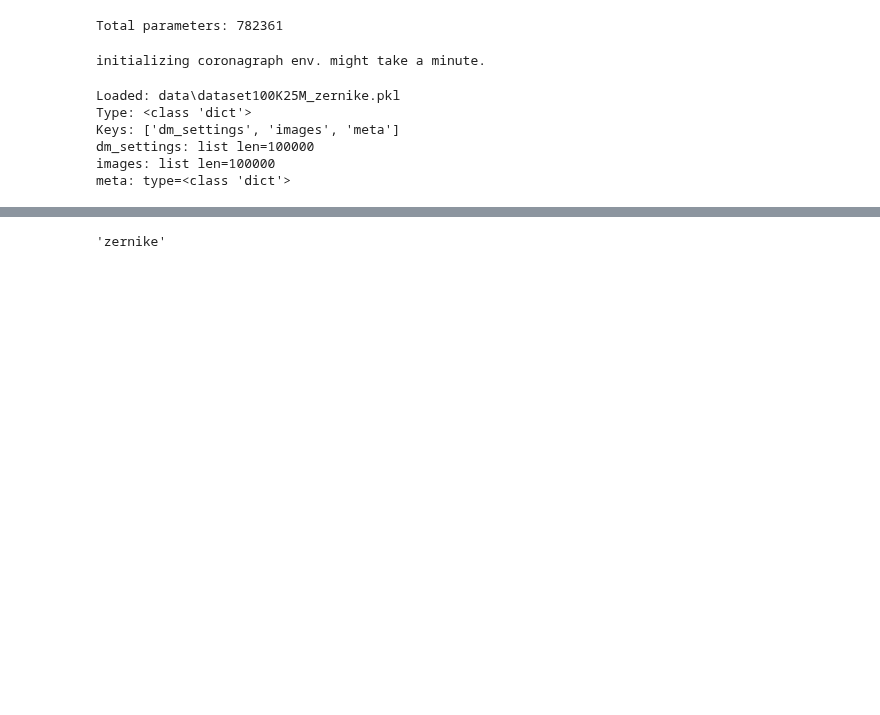
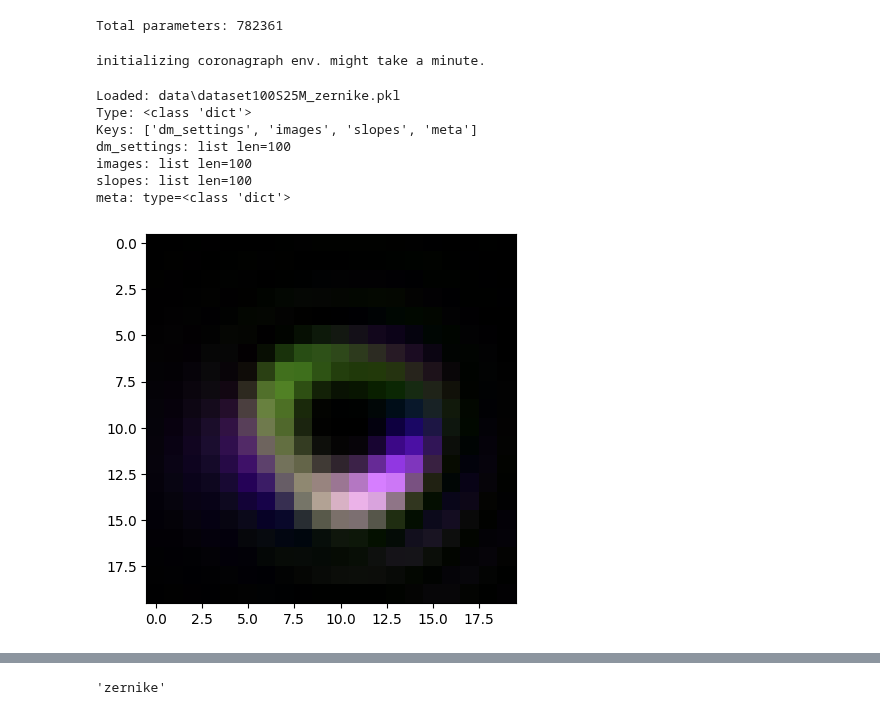
Before and after one commit to AlexeiKorolev/NASA-RL-Wavefront-Control, a Jupyter notebook: RL/visualize.ipynb, the cells around one changed output, grey strips where cells are left out. Drawn from its saved outputs; the diff is of its cells as text; code cells hidden in the pictures; blank space fills up the shorter version.

```diff
--- a/RL/visualize.ipynb
+++ b/RL/visualize.ipynb
@@ -165,7 +162,7 @@ initializing coronagraph env. might take a minute.
 import pickle
 from pathlib import Path
 
-dataset_path = Path(r'data\dataset100K25M_zernike.pkl')
+dataset_path = Path(r'data\dataset100S25M_zernike.pkl')
 if not dataset_path.exists():
     raise FileNotFoundError(f"{dataset_path} not found")
 
@@ -205,12 +202,21 @@ elif isinstance(dataset, (list, tuple)) and len(dataset):
     except Exception:
         pass
 # %% [output]
-Loaded: data\dataset100K25M_zernike.pkl
+Loaded: data\dataset100S25M_zernike.pkl
 Type: <class 'dict'>
-Keys: ['dm_settings', 'images', 'meta']
-dm_settings: list len=100000
-images: list len=100000
+Keys: ['dm_settings', 'images', 'slopes', 'meta']
+dm_settings: list len=100
+images: list len=100
+slopes: list len=100
 meta: type=<class 'dict'>
+# %%
+img = dataset["images"][11]
+
+img = np.transpose(img, (1, 2, 0)) / np.max(img)
+plt.imshow(img)
+plt.show()
+# %% [output]
+[figure, added]
 # %%
 TEST_INDEX = 5
 # %%
```
Also changed, not shown: parts of 3 cells of this notebook, 5 other files.
